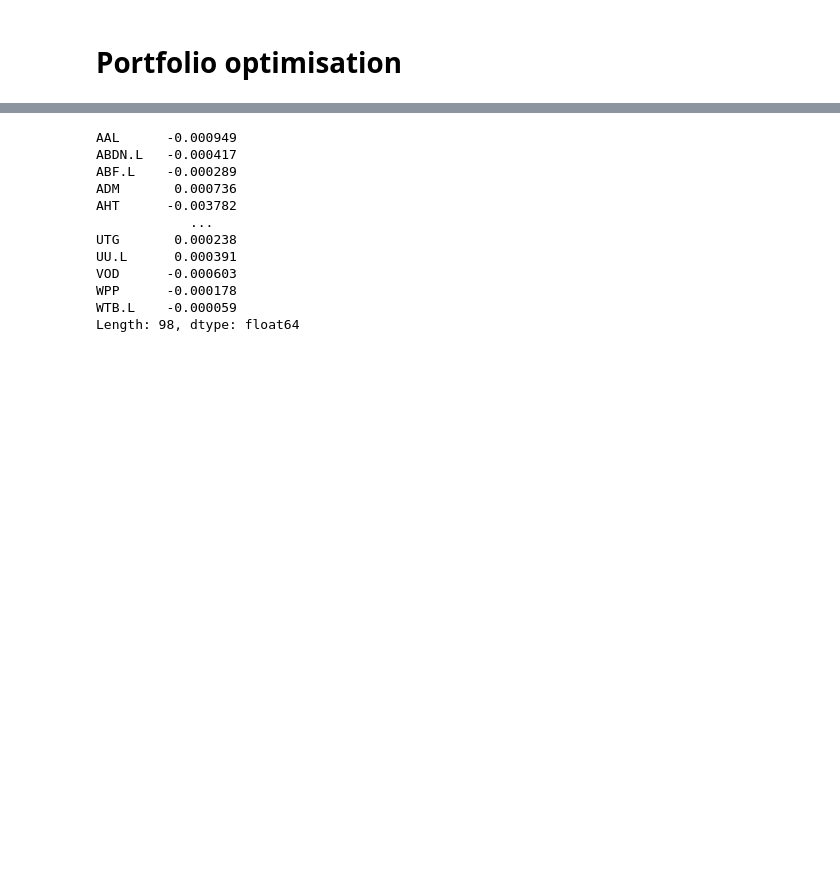
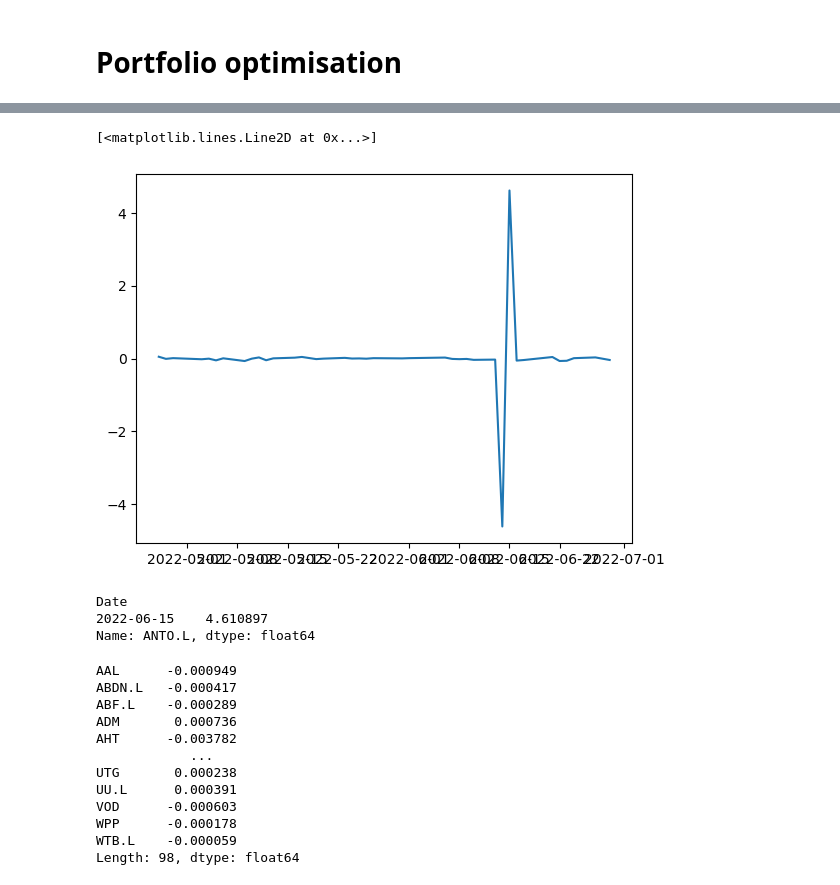
Before and after one commit to Johanlai/risk_management, a Jupyter notebook: VaR.ipynb, the cells around one changed output, grey strips where cells are left out. Saved outputs shown, nothing was run; the diff lists cells and outputs as text; code cells hidden in the pictures; blank space fills up the shorter version.

```diff
--- a/VaR.ipynb
+++ b/VaR.ipynb
@@ -34,3 +115,14 @@ x.Efficient_Frontier(n=10000)
+# %%
+plt.plot(x.log_returns['ANTO.L'][4210:4250])
+# %% [output]
+[<matplotlib.lines.Line2D at 0x...>]
+[figure, added]
+# %%
+x.log_returns['ANTO.L'][x.log_returns['ANTO.L']>4]
+# %% [output]
+Date
+2022-06-15    4.610897
+Name: ANTO.L, dtype: float64
 # %%
 import pandas as pd
 from pypfopt import EfficientFrontier
```
Also changed, not shown: parts of 14 cells of this notebook, 2 other files.
